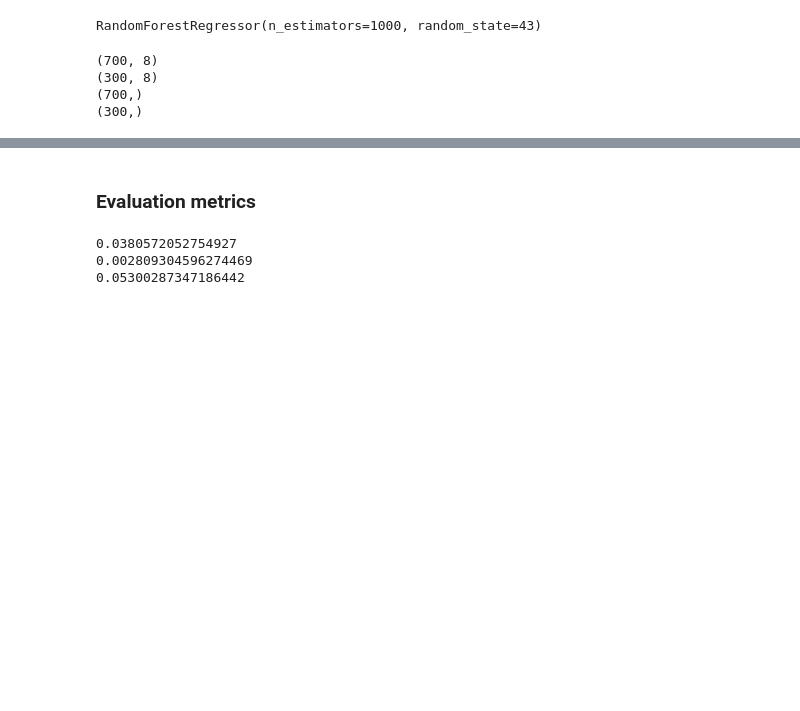
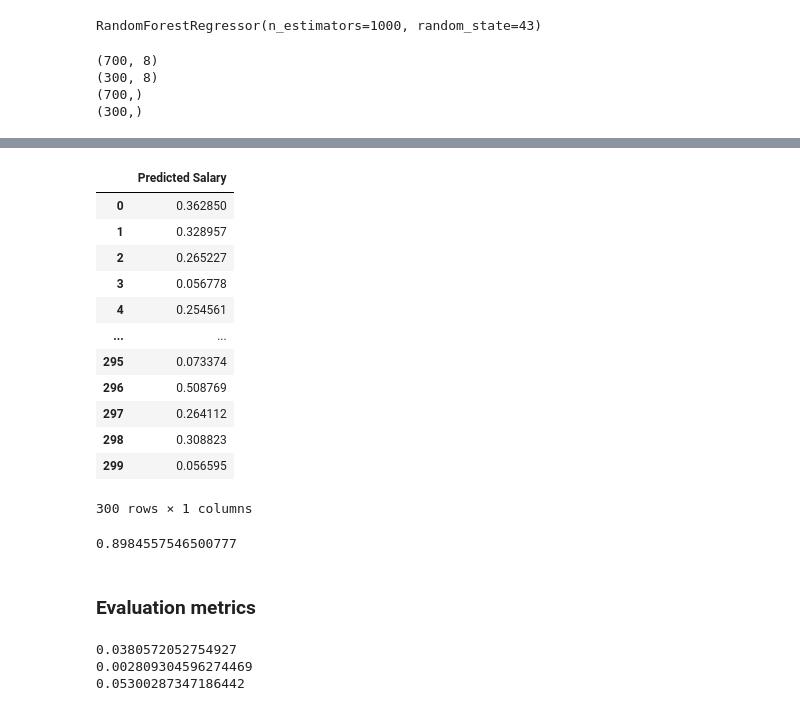
Before and after one commit to syedirfanx/revenue-forecasting, a Jupyter notebook: regression.ipynb, the cells around one changed output, grey strips where cells are left out. Cells and saved outputs as stored; diff of their text form; code cells hidden in the pictures; blank space fills up the shorter version.

```diff
--- a/regression.ipynb
+++ b/regression.ipynb
@@ -236,3 +261,26 @@ print(y_test.shape)
+# %%
+y_pred =  pd.DataFrame(y_pred)
+y_pred = y_pred.rename(columns={0: 'Predicted Salary'})
+y_pred
+# %% [output]
+|  | Predicted Salary |
+| 0 | 0.362850 |
+| 1 | 0.328957 |
+| 2 | 0.265227 |
+| 3 | 0.056778 |
+| 4 | 0.254561 |
+| ... | ... |
+| 295 | 0.073374 |
+| 296 | 0.508769 |
+| 297 | 0.264112 |
+| 298 | 0.308823 |
+| 299 | 0.056595 |
+300 rows × 1 columns
+# %%
+test_score = rf.score(X_test, y_test)
+test_score
+# %% [output]
+0.8984557546500777
 # %% [markdown]
 ### Evaluation metrics
 # %%
```
Also changed, not shown: parts of 18 cells of this notebook.
